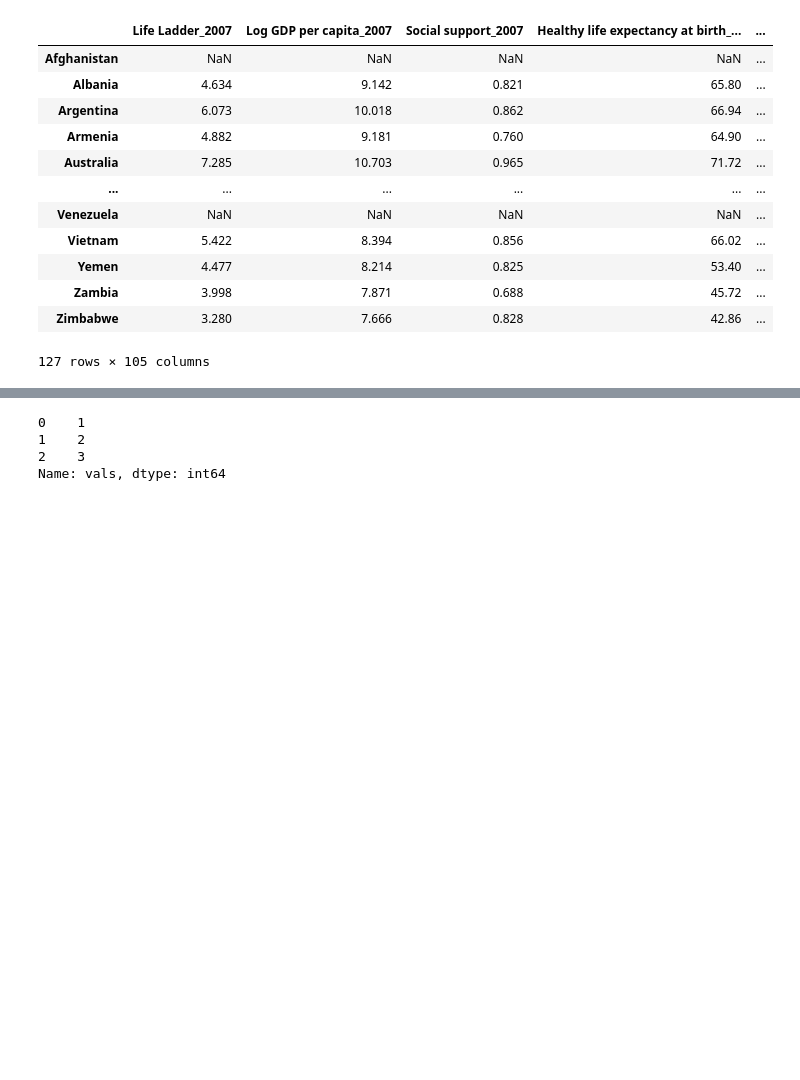
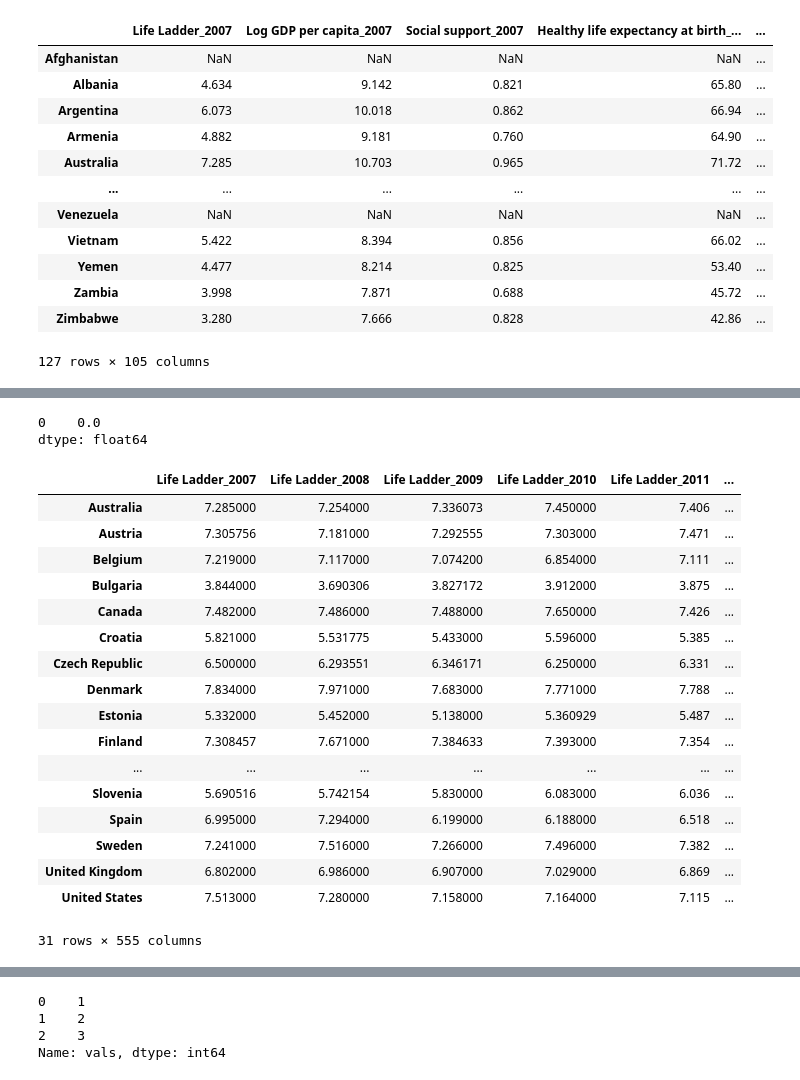
Before and after one commit to AdamKreitz/Medical-Disparity-Causal-Analysis, a Jupyter notebook: src/EDA.ipynb, the cells around one changed output, grey strips where cells are left out. Cells and saved outputs as stored; diff of their text form; code cells hidden in the pictures; blank space fills up the shorter version.

```diff
--- a/src/EDA.ipynb
+++ b/src/EDA.ipynb
@@ -11,9 +11,11 @@ from sklearn.linear_model import LinearRegression
 WHR_file_name = 'world-happiness-report.csv'
 WHR2021_file_name = 'world-happiness-report-2021.csv'
 CPDS_file_name = 'cleaned_CPDS.xlsx'
+wealth_file_name = 'wealth_data.csv'
 WHR_df = pd.read_csv(f'data\{WHR_file_name}')
 WHR2021_df = pd.read_csv(f'data\{WHR2021_file_name}')
 CPDS_df = pd.read_excel(f'data\{CPDS_file_name}')
+wealth_df = pd.read_csv(f'data\{wealth_file_name}')
 
 
 # Clean Data
@@ -55,17 +57,35 @@ def find_region(x):
                 return reg
 WHR_df['Regional indicator'] = WHR_df['Country name'].apply(find_region)
 
+
 cmbd_WHR_df = pd.concat([WHR_df,WHR2021_df])
 
 
 CPDS_df = CPDS_df.dropna(subset = ['year','country'])
 def convert_to_int(x):
     return int(x)
+def convert_to_float(x):
+    if x != x:
+        return x
+    try:
+        return float(x)
+    except:
+        return x
+CPDS_df['year'] = CPDS_df[['year']].applymap(convert_to_int)
 
-CPDS_df['year'] = CPDS_df[['year']].applymap(convert_to_int)
+def fix_name(x):
+    '''fix country names to be in same format as WHR'''
+    if x == 'USA':
+        return 'United States'
+    else:
+        return x
+CPDS_df['country'] = CPDS_df[['country']].applymap(fix_name)
 
 all_data = pd.merge(cmbd_WHR_df,CPDS_df,how = 'left',left_on = ['year','Country name'],right_on = ['year','country'])
 all_data = all_data.drop(columns = ['country'])
+all_data = pd.merge(all_data,wealth_df, how = 'left',left_on = 'Country name', right_on = 'country')
+all_data = all_data.drop(columns = ['country'])
+all_data = all_data.applymap(convert_to_float)
 all_data
 # %% [output]
 |  | Country name | year | Life Ladder | Log GDP per capita | Social support | Healthy life expectancy at birth | ... |
@@ -261,0 +316,37 @@ dtype: float64
+# %%
+gov_countries = list(CPDS_df.sort_values(by='country')['country'].unique())
+not_in_wealth = ['Cyprus','Malta']
+def check_gov(x):
+    if x in gov_countries and x not in not_in_wealth:
+
+
+        return True
+    else:
+        return False
+gov_data = reformatted_data[list(map(check_gov,list(reformatted_data.index)))]
+ttl_nulls = pd.DataFrame(gov_data.isnull().sum()).sum()
+ttl_vals = gov_data.shape[0] * gov_data.shape[1]
+pct_missing = ttl_nulls / ttl_vals
+print(pct_missing)
+gov_data
+# %% [output]
+0    0.0
+dtype: float64
+|  | Life Ladder_2007 | Life Ladder_2008 | Life Ladder_2009 | Life Ladder_2010 | Life Ladder_2011 | ... |
+| Australia | 7.285000 | 7.254000 | 7.336073 | 7.450000 | 7.406 | ... |
+| Austria | 7.305756 | 7.181000 | 7.292555 | 7.303000 | 7.471 | ... |
+| Belgium | 7.219000 | 7.117000 | 7.074200 | 6.854000 | 7.111 | ... |
+| Bulgaria | 3.844000 | 3.690306 | 3.827172 | 3.912000 | 3.875 | ... |
+| Canada | 7.482000 | 7.486000 | 7.488000 | 7.650000 | 7.426 | ... |
+| Croatia | 5.821000 | 5.531775 | 5.433000 | 5.596000 | 5.385 | ... |
+| Czech Republic | 6.500000 | 6.293551 | 6.346171 | 6.250000 | 6.331 | ... |
+| Denmark | 7.834000 | 7.971000 | 7.683000 | 7.771000 | 7.788 | ... |
+| Estonia | 5.332000 | 5.452000 | 5.138000 | 5.360929 | 5.487 | ... |
+| Finland | 7.308457 | 7.671000 | 7.384633 | 7.393000 | 7.354 | ... |
+| ... | ... | ... | ... | ... | ... | ... |
+| Slovenia | 5.690516 | 5.742154 | 5.830000 | 6.083000 | 6.036 | ... |
+| Spain | 6.995000 | 7.294000 | 6.199000 | 6.188000 | 6.518 | ... |
+| Sweden | 7.241000 | 7.516000 | 7.266000 | 7.496000 | 7.382 | ... |
+| United Kingdom | 6.802000 | 6.986000 | 6.907000 | 7.029000 | 6.869 | ... |
+| United States | 7.513000 | 7.280000 | 7.158000 | 7.164000 | 7.115 | ... |
+31 rows × 555 columns
```
Also changed, not shown: parts of 12 cells of this notebook, 3 other files.
